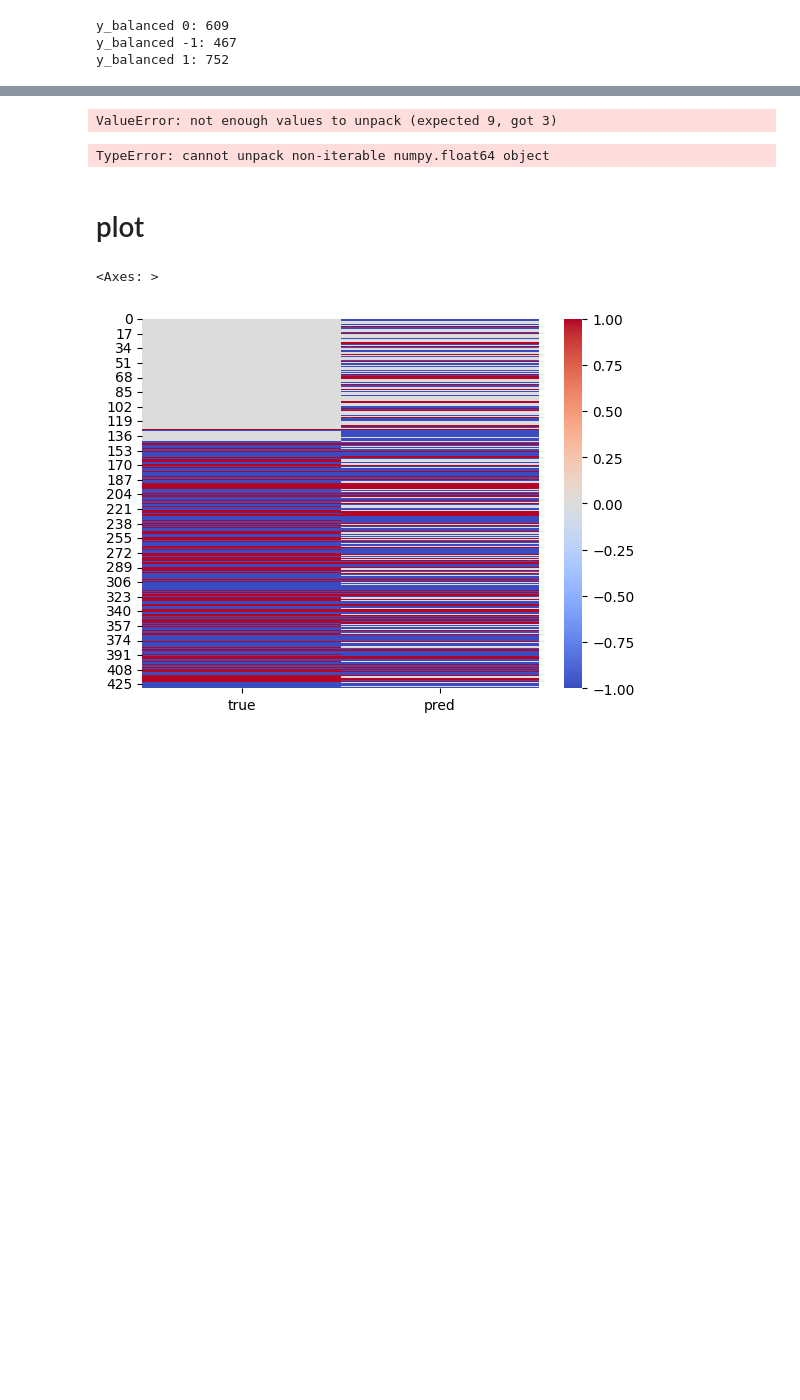
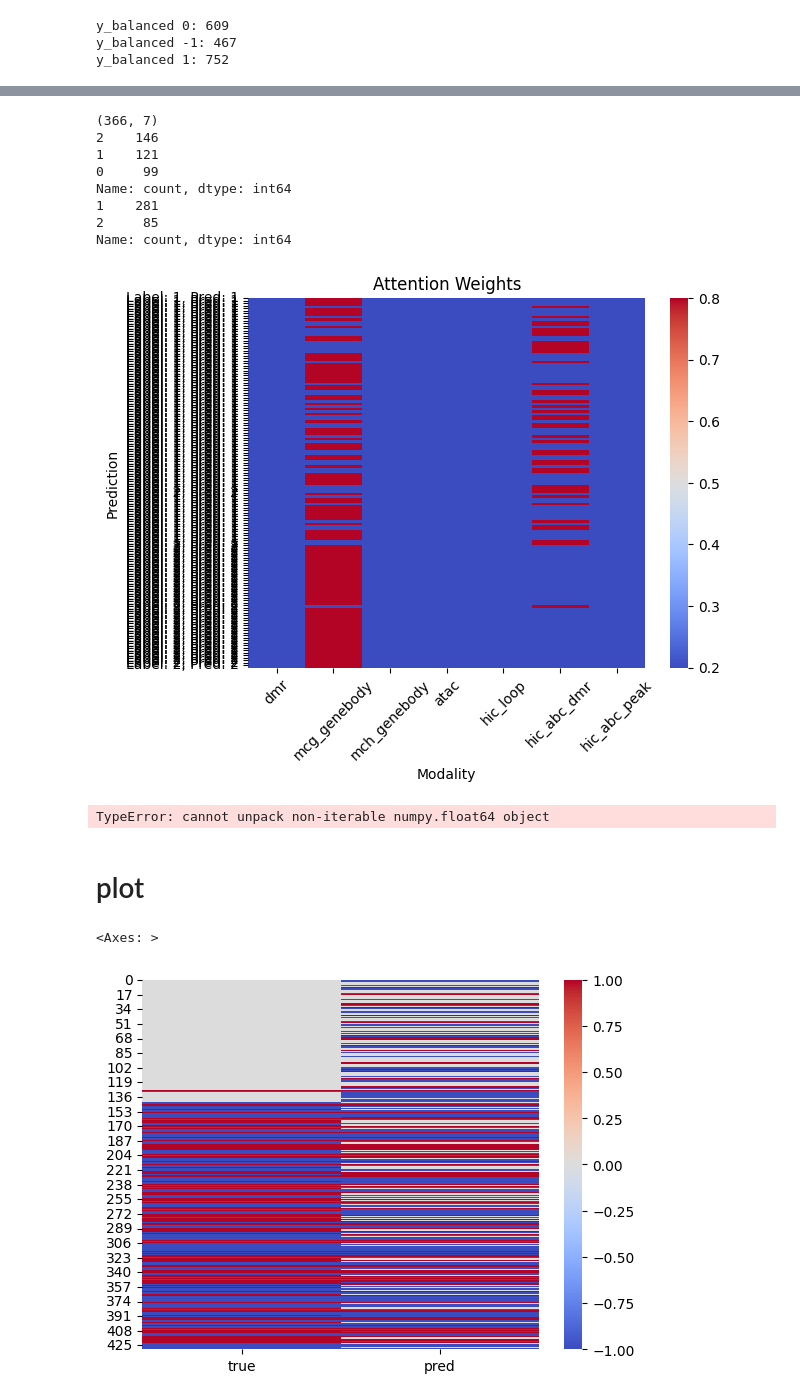
Before and after one commit to Michaelvll/aging-gene-prediction, a Jupyter notebook: train-multi-modality.ipynb, the cells around one changed output, grey strips where cells are left out. Drawn from its saved outputs; the diff is of its cells as text; code cells hidden in the pictures; blank space fills up the shorter version.

Commit message:
use 7 modalities

```diff
--- a/train-multi-modality.ipynb
+++ b/train-multi-modality.ipynb
@@ -50,7 +56,7 @@ import os
 HIDDEN_DIM = 64
 NUM_LAYERS = 2
 NUM_HEADS = 4
-DROPOUT = 0.1
+DROPOUT = 0.0
 LR = 3e-3
 OUTPUT_DIM = 3  # number of classes (-1, 0, 1)
 NUM_EPOCHS = 20
@@ -318,36 +340,44 @@ with torch.no_grad():
         pred = outputs.argmax(dim=1).cpu().numpy()
         attn_weights = attn_weights.cpu().numpy()
         all_preds.extend(pred)
         all_labels.extend(batch_y.cpu().numpy())
         attn_weights_list.append(attn_weights) # [N, 4]
 
 all_preds = np.array(all_preds)
 all_labels = np.array(all_labels)
 attn_weights = np.concatenate(attn_weights_list, axis=0)
 print(attn_weights.shape)
 
 # Plot the attention weights (each attn_weight is a 4-dim vector)
 # We should label each row with the pred and label, and each column with the
 # modality name: dmr, atac, hic, genebody
 import seaborn as sns
 from matplotlib import pyplot as plt
 import pandas as pd
 
 # Find all the places where the prediction is correct
 print(pd.Series(all_labels).value_counts())
 print(pd.Series(all_preds).value_counts())
 
 correct_idx = (all_preds == all_labels)
-ax = sns.heatmap(attn_weights[correct_idx, :], annot=False, fmt='.2f', cmap='coolwarm')
+ax = sns.heatmap(attn_weights[correct_idx, :], annot=False, fmt='.2f', cmap='coolwarm', vmin=0.2, vmax=0.8)
 ax.set_xlabel('Modality')
-ax.set_xticklabels(['DMR', 'ATAC', 'HiC', 'Genebody'])
+ax.set_xticklabels(FEATURE_MODALITIES, rotation=45)
 ax.set_ylabel('Prediction')
 ax.set_yticks(range(sum(correct_idx)))
 ax.set_yticklabels([f'Label: {i}, Pred: {j}' for i, j in zip(all_labels[correct_idx], all_preds[correct_idx])])
 ax.set_title('Attention Weights')
 plt.show()
 # %% [output]
-ValueError: not enough values to unpack (expected 9, got 3)
+(366, 7)
+2    146
+1    121
+0     99
+Name: count, dtype: int64
+1    281
+2     85
+Name: count, dtype: int64
+[figure, added]
 # %%
 for i, (acc, preds, labels, model) in enumerate(accuracies):
     print(f'Fold {i}: {acc:.4f}')
```
Also changed, not shown: parts of 2 cells of this notebook, 1 other file.
